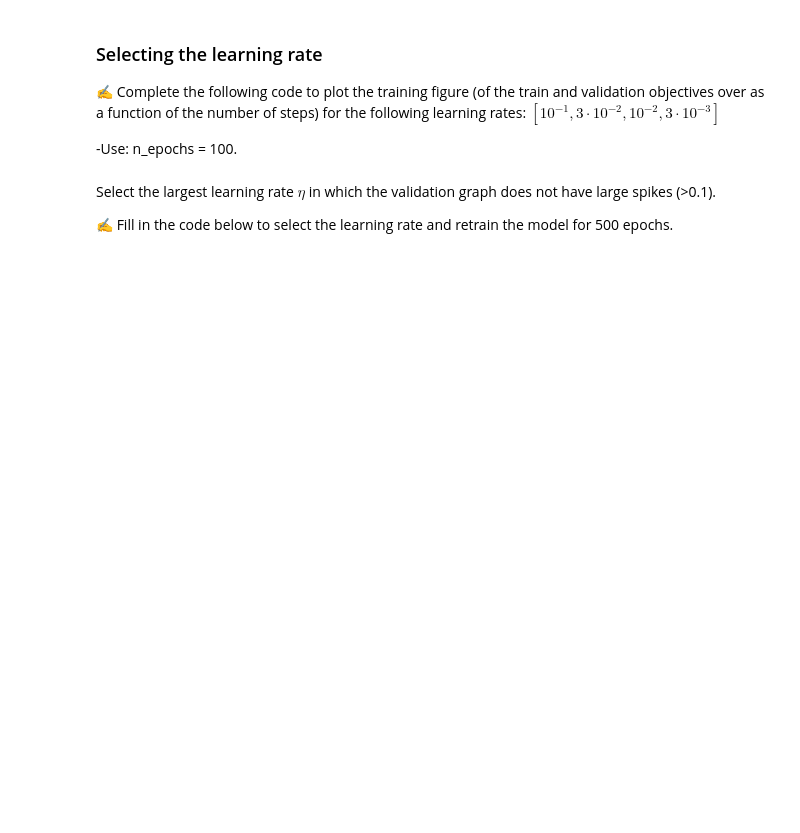
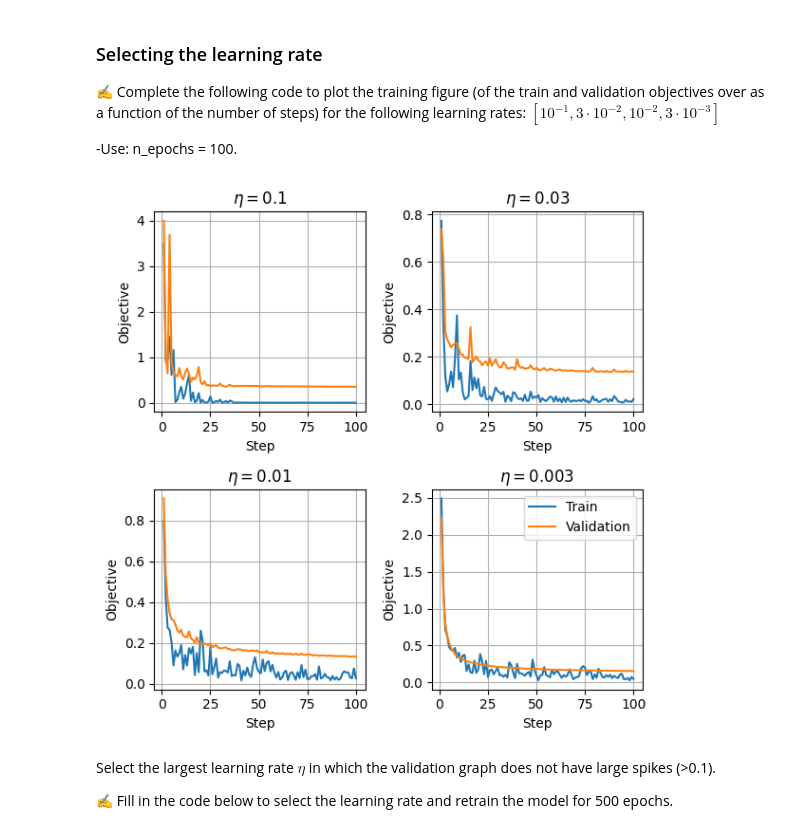
Before and after one commit to AlexYoro/Technion_ML_46195, a Jupyter notebook: content/assignments/assignment_5_ex.ipynb, the cells around one changed output. Cells and saved outputs as stored; diff of their text form; code cells hidden in the pictures; blank space fills up the shorter version.

```diff
--- a/content/assignments/assignment_5_ex.ipynb
+++ b/content/assignments/assignment_5_ex.ipynb
@@ -314,13 +385,16 @@ rand_gen = np.random.RandomState(0)
 
 ## %%%%%%%%%%%%%%% Your code here - Begin %%%%%%%%%%%%%%%
 ## Generating a shuffled vector of indices
-...
+indices = np.arange(n_samples)
+rand_gen.shuffle(indices)
 
 ## Split the indices into 60% train / 20% validation / 20% test
-...
-train_indices = ...
-val_indices = ...
-test_indices = ...
+n_samples_train = int(n_samples * 0.6)
+n_samples_val = int(n_samples * 0.2)
+n_samples_test = int(n_samples * 0.2)
+train_indices = indices[:n_samples_train]
+val_indices = indices[n_samples_train:n_samples_train + n_samples_val]
+test_indices = indices[n_samples_train + n_samples_val:]
 ## %%%%%%%%%%%%%%% Your code here - End %%%%%%%%%%%%%%%%%
 
 ## Extract the sub datasets from the full dataset using the calculated indices
@@ -450,23 +526,28 @@ ax.legend();
 # %%
 n_epochs = 100
 etas_list = (1e-1, 3e-2, 1e-2, 3e-3)
 
 fig, axes = plt.subplots(2, 2, figsize=(6, 6))
 for i_eta, eta in enumerate(etas_list):
     ## %%%%%%%%%%%%%%% Your code here - Begin %%%%%%%%%%%%%%%
-    model = ...
-    train_objective_list, val_objective_list = train(...
+    model = LinearLogisticRegression(in_features=x_train.shape[1] * x_train.shape[2], out_features=10)
+    model = model.cuda()
+    train_objective_list, val_objective_list = train(model, eta, n_epochs, train_loader,
+                                                 torch.tensor(x_val).float(),
+                                                 torch.tensor(y_val).long())
     ## %%%%%%%%%%%%%%% Your code here - End %%%%%%%%%%%%%%%%%
 
     ## Plot
     ax = axes.flat[i_eta]
     ax.plot(np.arange(len(train_objective_list)), train_objective_list, label='Train')
     ax.plot(np.arange(len(val_objective_list)), val_objective_list, label='Validation')
     ax.set_title(r'$\eta={' + f'{eta:g}' + r'}$')
     ax.set_xlabel('Step')
     ax.set_ylabel('Objective')
 axes[1,1].legend()
 fig.tight_layout()
+# %% [output]
+[figure, added]
 # %% [markdown]
 Select the largest learning rate $\eta$ in which the validation graph does not have large spikes (>0.1).
 
```
Also changed, not shown: parts of 25 cells of this notebook.
